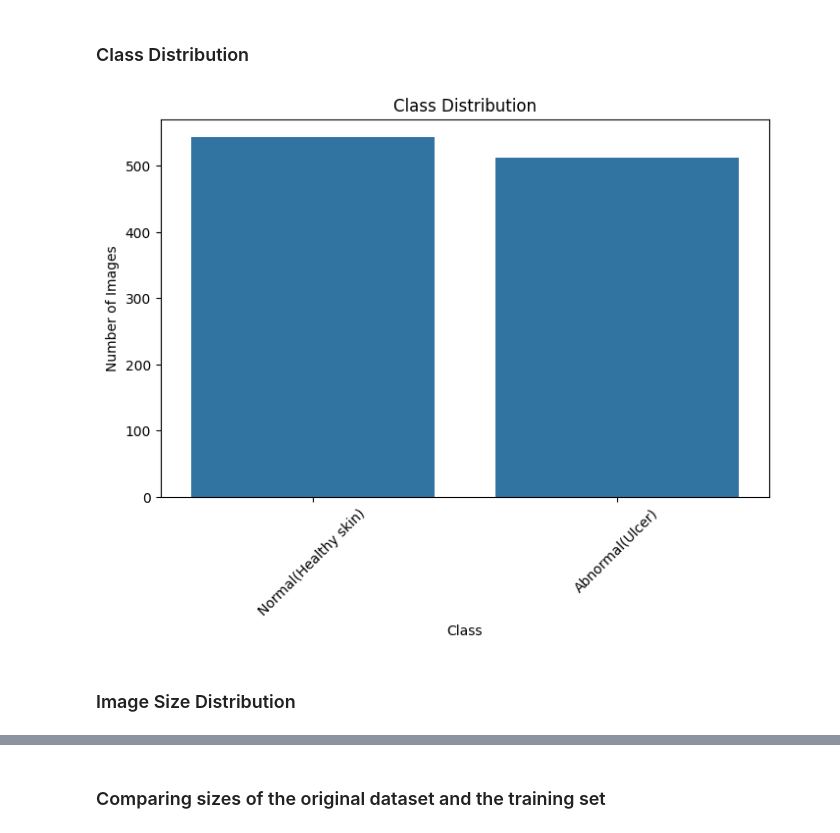
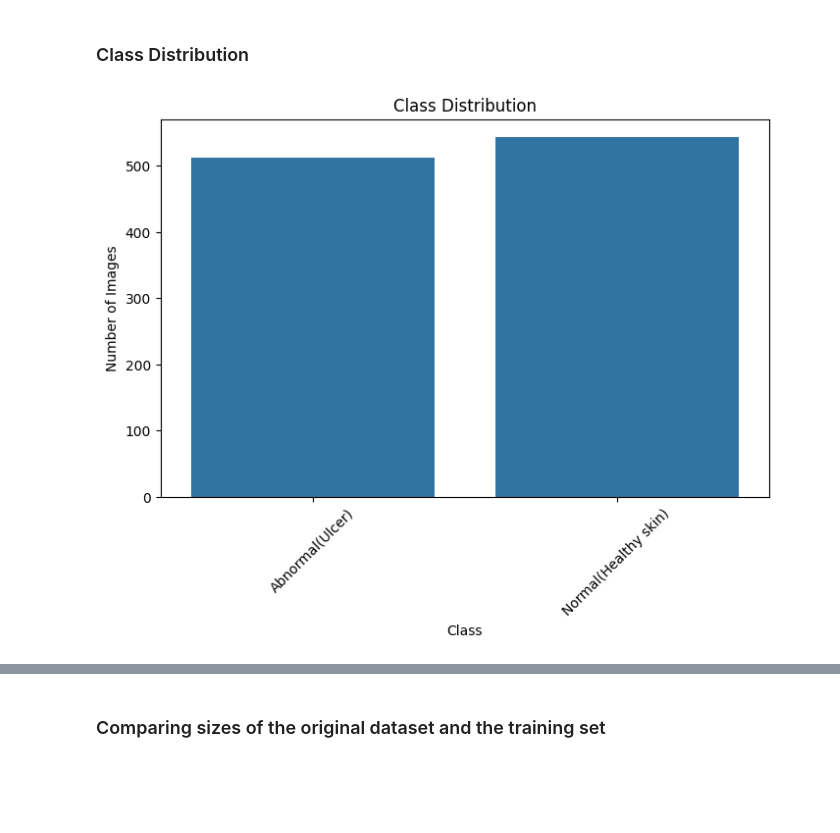
Before and after one commit to dimsparagis0210/DFU-using-Deep-Learning, a Jupyter notebook: DFU_using_Deep_Learning_Thesis.ipynb, the cells around one changed output, grey strips where cells are left out. Cells and saved outputs as stored; diff of their text form; code cells hidden in the pictures; blank space fills up the shorter version.

```diff
--- a/DFU_using_Deep_Learning_Thesis.ipynb
+++ b/DFU_using_Deep_Learning_Thesis.ipynb
@@ -16,7 +16,9 @@ Drive already mounted at /content/drive; to attempt to forcibly remount, call dr
 import os
 
 # Define dataset path (adjust if needed)
-dataset_path = "/content/drive/MyDrive/DFU/Patches"
+dataset_path = "/content/drive/MyDrive/DFU/Original Images"
+trainset_path = "/content/drive/MyDrive/DFU/Patches"
+testset_path = "/content/drive/MyDrive/DFU/TestSet"
 
 # List categories (folders)
 images = os.listdir(dataset_path)
@@ -58,22 +51,16 @@ for images, labels in train_dataset.take(1):  # Take one batch
 # %% [markdown]
 ### Class Distribution
 # %%
-import os
-import matplotlib.pyplot as plt
-import seaborn as sns
-
 # Count images per class
-class_counts = {category: len(os.listdir(os.path.join(dataset_path, category))) for category in os.listdir(dataset_path)}
+class_counts = {category: len(os.listdir(os.path.join(trainset_path, category))) for category in os.listdir(trainset_path)}
 
 # Plot class distribution
 plt.figure(figsize=(8, 5))
 sns.barplot(x=list(class_counts.keys()), y=list(class_counts.values()))
 plt.xlabel("Class")
 plt.ylabel("Number of Images")
 plt.title("Class Distribution")
 plt.xticks(rotation=45)
 plt.show()
 # %% [output]
-[figure, old version]
+[figure, new version]
-# %% [markdown]
-### Image Size Distribution
```
Also changed, not shown: parts of 25 cells of this notebook.
